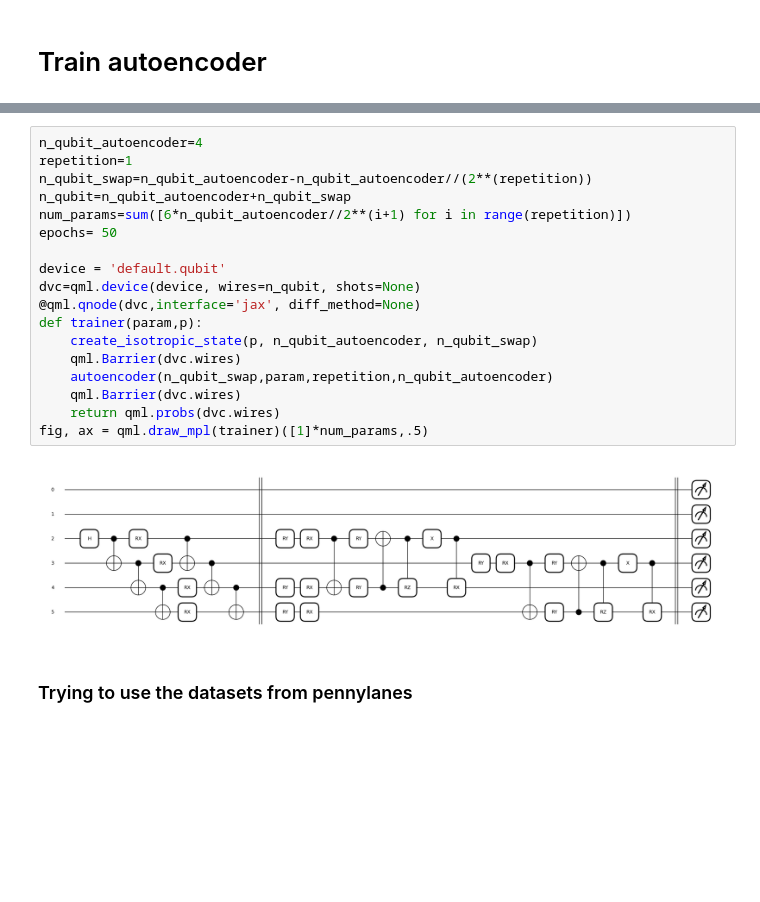
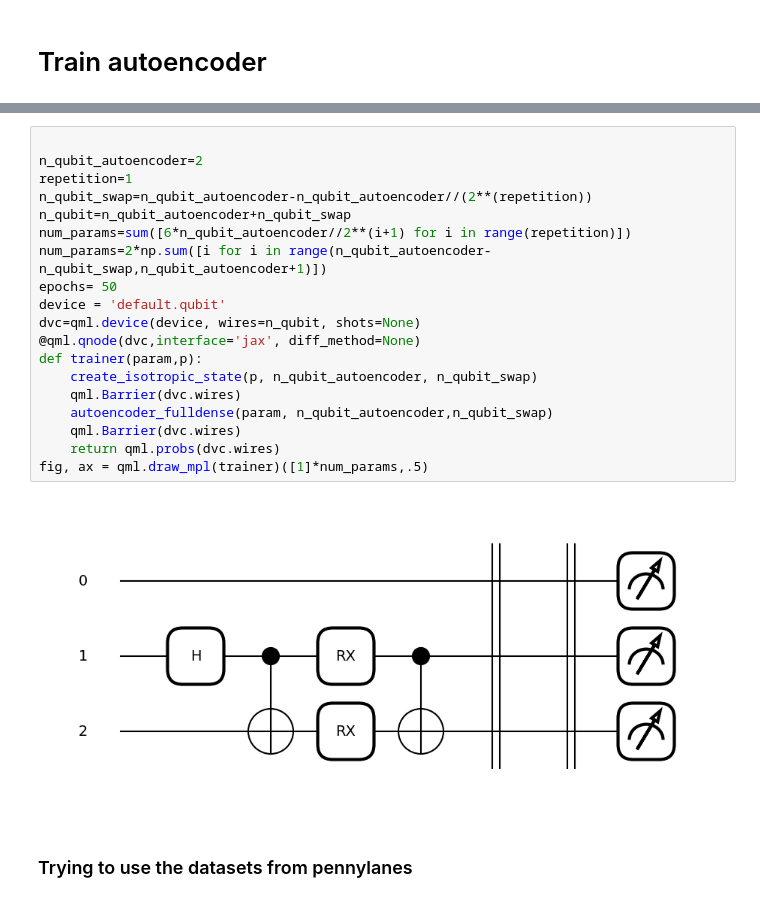
Before and after one commit to filorazi/Dim_red_SWAP, a Jupyter notebook: test.ipynb, the cells around one changed output, grey strips where cells are left out. Saved outputs shown, nothing was run; the diff lists cells and outputs as text; blank space fills up the shorter version.

```diff
--- a/test.ipynb
+++ b/test.ipynb
@@ -62,23 +99,24 @@ warnings.filterwarnings("ignore")
 # %%
-n_qubit_autoencoder=4
+
+n_qubit_autoencoder=2
 repetition=1
 n_qubit_swap=n_qubit_autoencoder-n_qubit_autoencoder//(2**(repetition))
 n_qubit=n_qubit_autoencoder+n_qubit_swap
 num_params=sum([6*n_qubit_autoencoder//2**(i+1) for i in range(repetition)])
+num_params=2*np.sum([i for i in range(n_qubit_autoencoder-n_qubit_swap,n_qubit_autoencoder+1)])
 epochs= 50
-
 device = 'default.qubit'
 dvc=qml.device(device, wires=n_qubit, shots=None)
 @qml.qnode(dvc,interface='jax', diff_method=None)
 def trainer(param,p):
     create_isotropic_state(p, n_qubit_autoencoder, n_qubit_swap)
     qml.Barrier(dvc.wires)
-    autoencoder(n_qubit_swap,param,repetition,n_qubit_autoencoder)
+    autoencoder_fulldense(param, n_qubit_autoencoder,n_qubit_swap)
     qml.Barrier(dvc.wires)
     return qml.probs(dvc.wires)
 fig, ax = qml.draw_mpl(trainer)([1]*num_params,.5)
 # %% [output]
-[figure, old version]
+[figure, new version]
 # %% [markdown]
 ### Trying to use the datasets from pennylanes
 # %%
```
Also changed, not shown: parts of 16 cells of this notebook, 2 other files.
